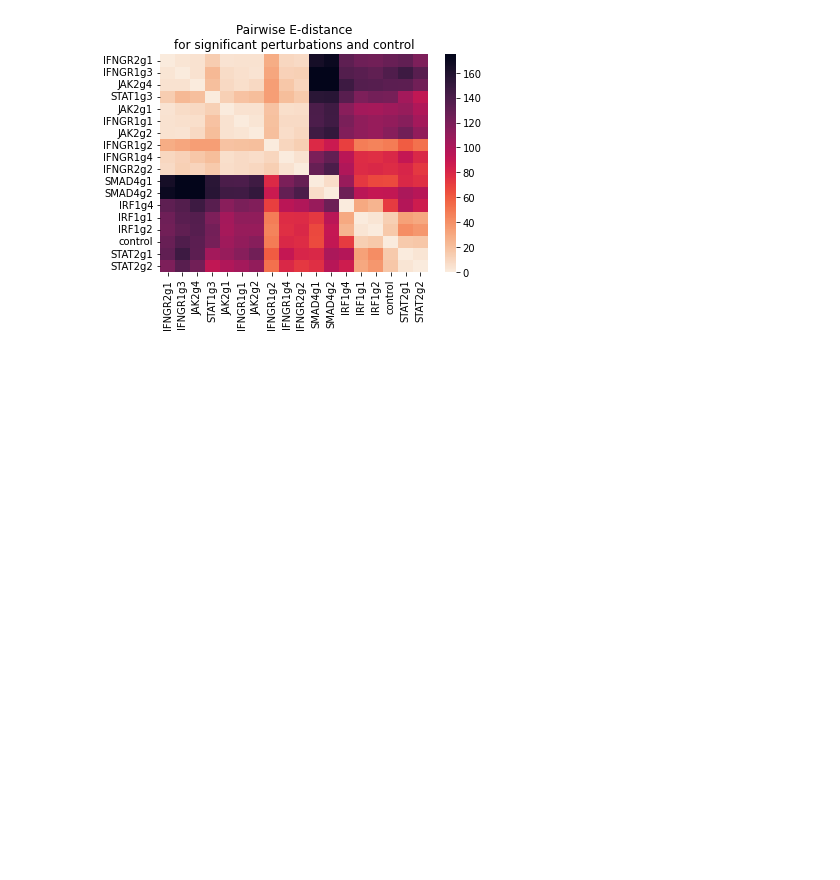
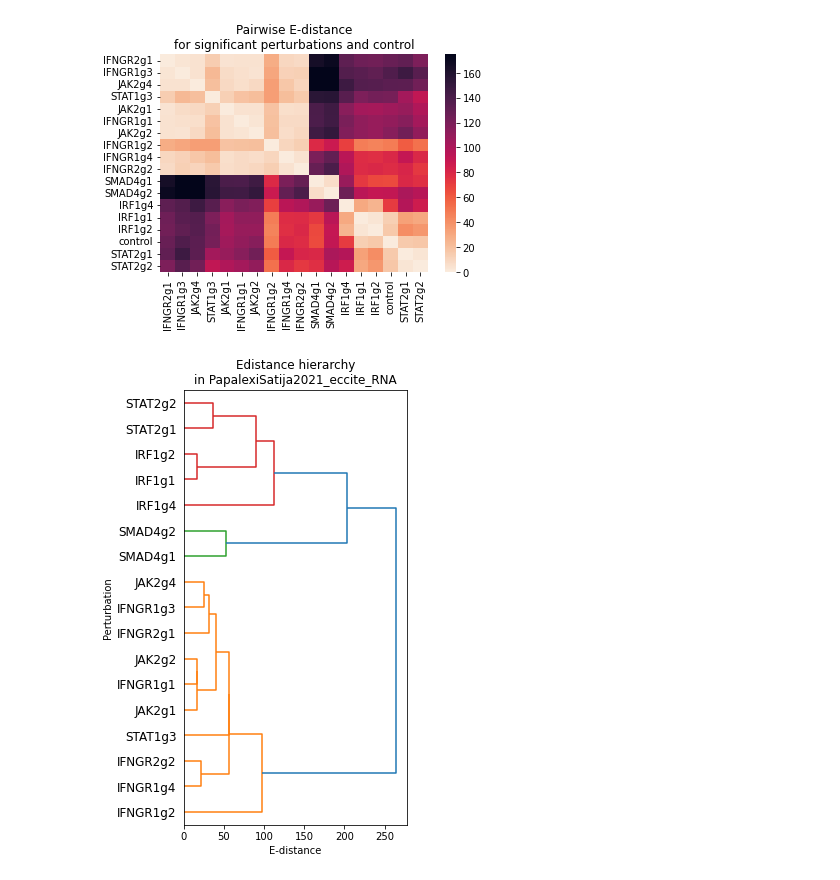
Before and after one commit to sanderlab/scPerturb, a Jupyter notebook: revision/notebooks/bio_interpretation_cluster_perturbations.ipynb, the cells around one changed output. Saved outputs shown, nothing was run; the diff lists cells and outputs as text; code cells hidden in the pictures; blank space fills up the shorter version.

```diff
--- a/revision/notebooks/bio_interpretation_cluster_perturbations.ipynb
+++ b/revision/notebooks/bio_interpretation_cluster_perturbations.ipynb
@@ -77,6 +121,18 @@ pl.title('Pairwise E-distance\nfor significant perturbations and control')
 pl.show()
 # %% [output]
 [figure]
+# %%
+idx = et.index[(et.significant_adj) & (et.index!='control')]
+ed_ = ed.loc[idx, idx]
+Z = hierarchy.linkage(ed_, 'single')
+pl.subplots(figsize=(4,8))
+dn = hierarchy.dendrogram(Z, orientation='right', labels=ed_.index)
+pl.ylabel('Perturbation')
+pl.title('Edistance hierarchy\nin PapalexiSatija2021_eccite_RNA')
+pl.xlabel('E-distance')
+pl.show()
+# %% [output]
+[figure, added]
 # %%
 # IFNGR, IRF1, JAK2, JAK2, SMAD4, STAT1, STAT2
 # ATF2, CAV1, CD86, CMTM6, ETV7, IRF7, MARCH8, NFKBIA, UBE2L6, POU2F2, TNFRSF1, STAT3, STAT5, PDCD1LG2
```
Also changed, not shown: parts of 13 cells of this notebook, 12 other files.
